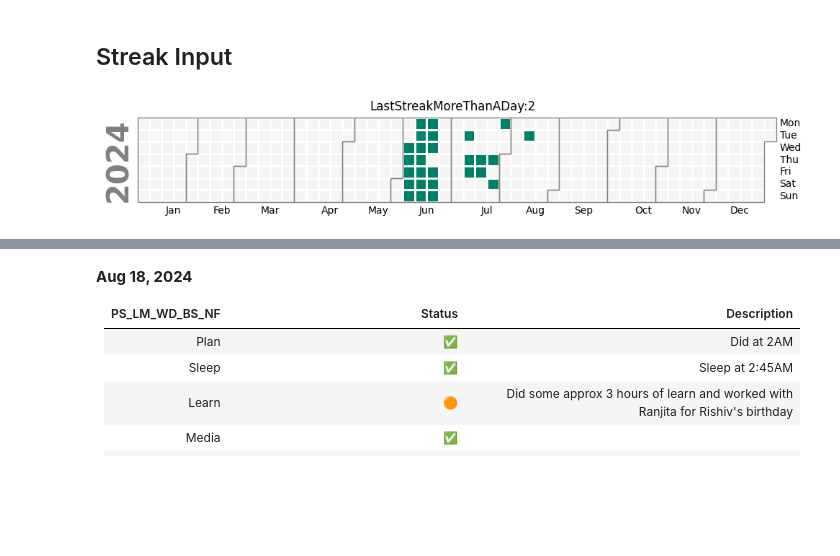
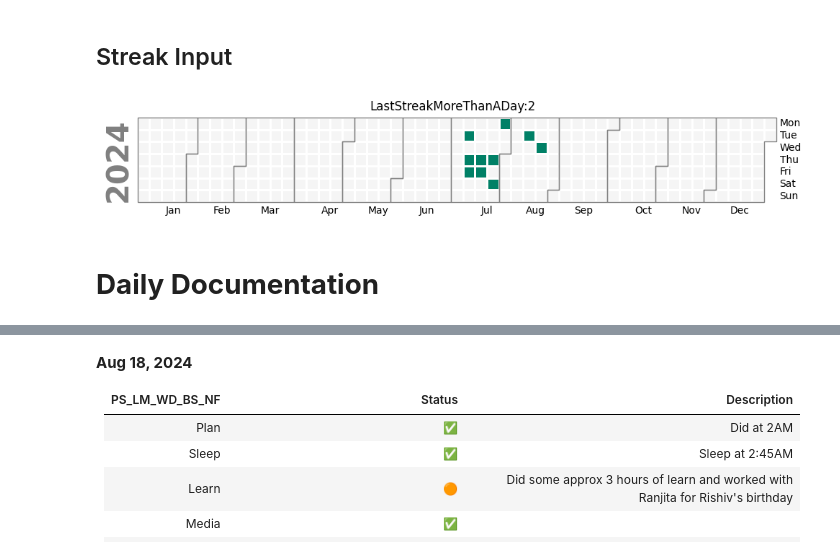
Before and after one commit to worldsaverr/learning_2024_2025, a Jupyter notebook: QUAD_2024.ipynb, the cells around one changed output, grey strips where cells are left out. Drawn from its saved outputs; the diff is of its cells as text; code cells hidden in the pictures; blank space fills up the shorter version.

```diff
--- a/QUAD_2024.ipynb
+++ b/QUAD_2024.ipynb
@@ -71,11 +83,12 @@ def streaks_func(dates_dict):
 # %%
 dates_dict = {
     2024: {
-        'Jun': [ "5-19", "21-23"],
         'Jul': ["9", "11-12", "18-19","25","27","29"],
-        'Aug': ["13"]
+        'Aug': ["13", "21"]
     }
 }
 streaks_func(dates_dict)
 # %% [output]
-[figure, old version]
+[figure, new version]
+# %% [markdown]
+# **Daily Documentation**
```
Also changed, not shown: parts of 8 cells of this notebook.
